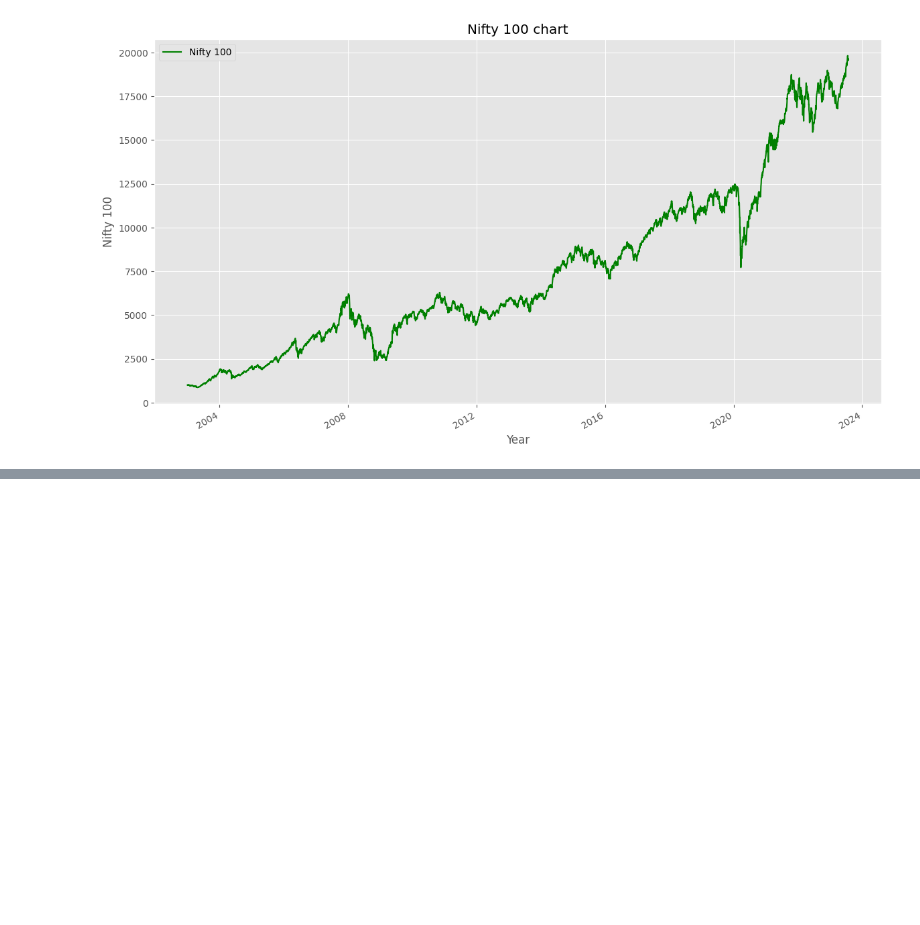
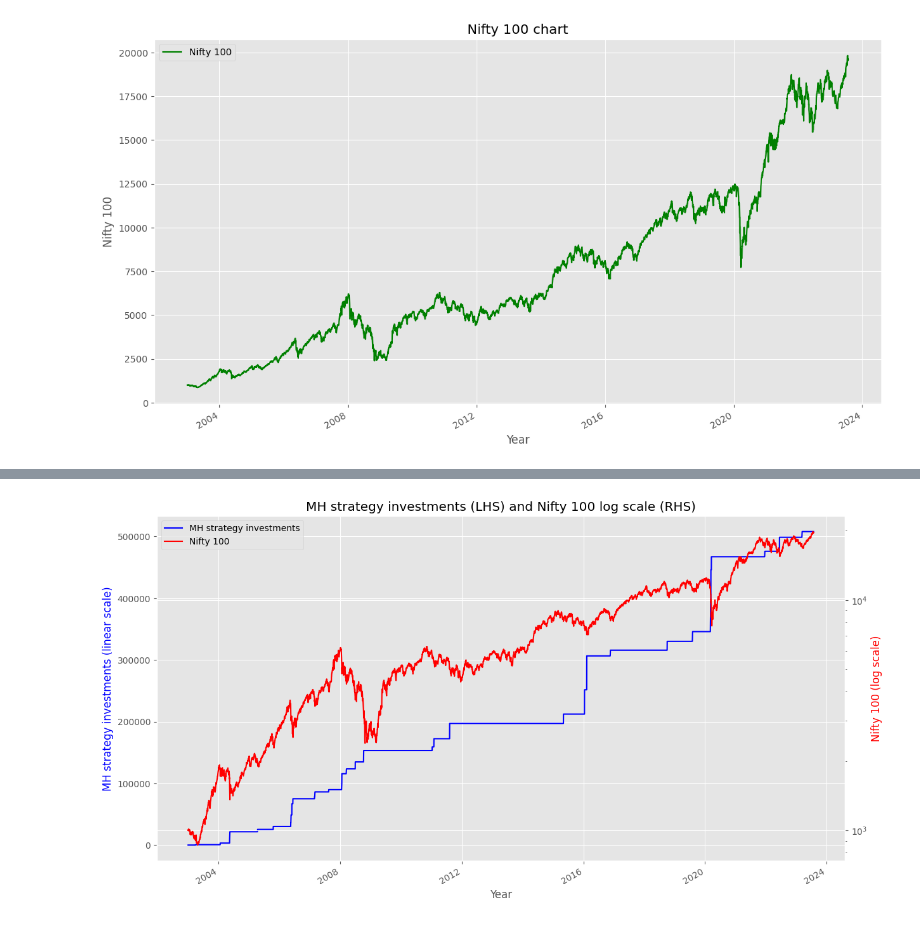
Before and after one commit to bipinr8/MH_cash_deployment, a Jupyter notebook: Morgan_Housel_Cash_deployment_strategy.ipynb, the cells around one changed output, grey strips where cells are left out. Saved outputs shown, nothing was run; the diff lists cells and outputs as text; code cells hidden in the pictures; blank space fills up the shorter version.

```diff
--- a/Morgan_Housel_Cash_deployment_strategy.ipynb
+++ b/Morgan_Housel_Cash_deployment_strategy.ipynb
@@ -232,5 +244,36 @@ plt.show()
 df_peak.head()
 # writing to excel
 df_peak.to_excel('/content/drive/MyDrive/Colab Notebooks/MH/peaks.xlsx', sheet_name='peaks', index=False)
+# %%
+# creating new dataframe graphdf with 2 columns Date, Liquid value, and Nifty 100
+graphdf = df2[['Date', 'MH SIP net inv', 'Nifty 100']]
+
+# Plotting the line chart with 'Date' as X axis
+fig, ax1 = plt.subplots(figsize=(14, 8))
+ax2 = ax1.twinx()  # Create a secondary y-axis
+
+# Plot the first series on the left y-axis (logarithmic scale)
+graphdf.set_index('Date')['MH SIP net inv'].plot(kind='line', ax=ax1, color='blue', label='MH strategy investments')
+#ax1.set_yscale('log')  # Set the left y-axis to logarithmic scale
+
+# Plot the second series on the right y-axis (logarithmic scale)
+graphdf.set_index('Date')['Nifty 100'].plot(kind='line', ax=ax2, color='red', label='Nifty 100')
+ax2.set_yscale('log')  # Set the right y-axis to logarithmic scale
+
+# Set labels and title
+ax1.set_xlabel('Year')
+ax1.set_ylabel('MH strategy investments (linear scale)', color='blue')
+ax2.set_ylabel('Nifty 100 (log scale)', color='red')
+plt.title('MH strategy investments (LHS) and Nifty 100 log scale (RHS)')
+
+# Show a single legend for both series
+lines, labels = ax1.get_legend_handles_labels()
+lines2, labels2 = ax2.get_legend_handles_labels()
+ax2.legend(lines + lines2, labels + labels2, loc='upper left')
+
+plt.savefig('/content/drive/MyDrive/Colab Notebooks/MH/pic03.png')
+plt.show()
+# %% [output]
+[figure, added]
 # %%
 # creating new dataframe graphdf with 2 columns Date and Nifty
```
Also changed, not shown: parts of 7 cells of this notebook.
